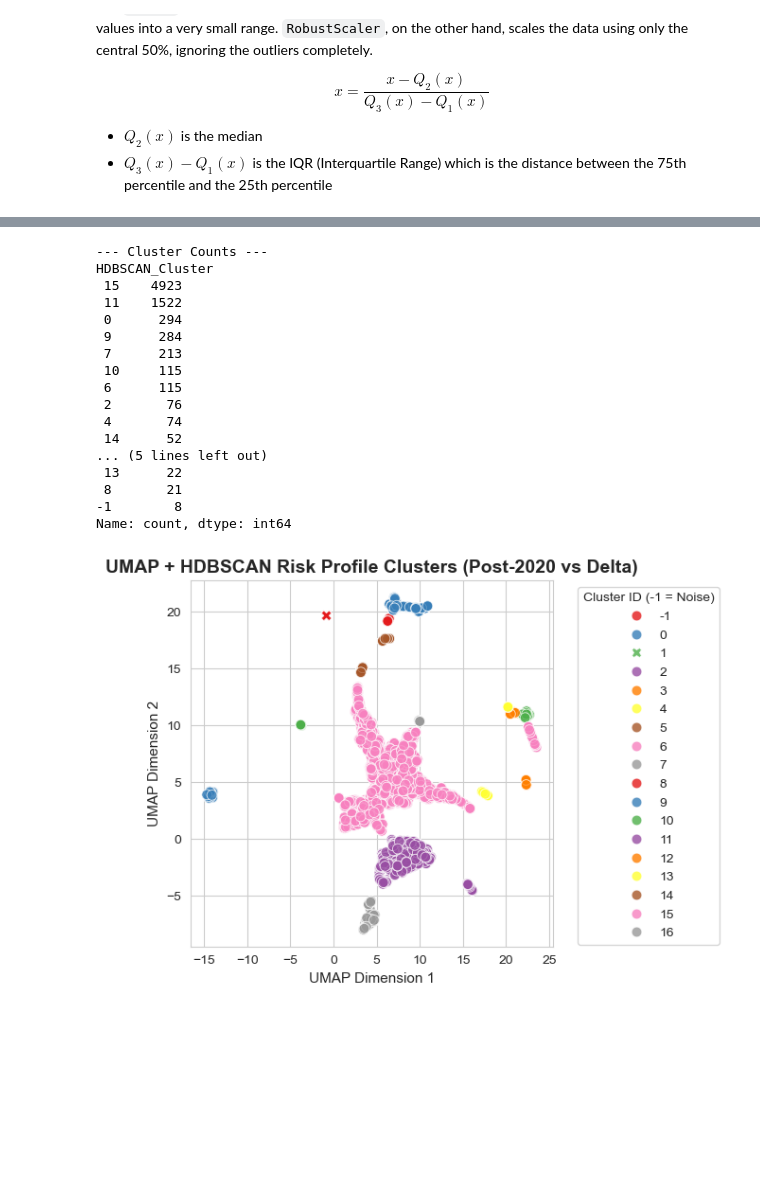
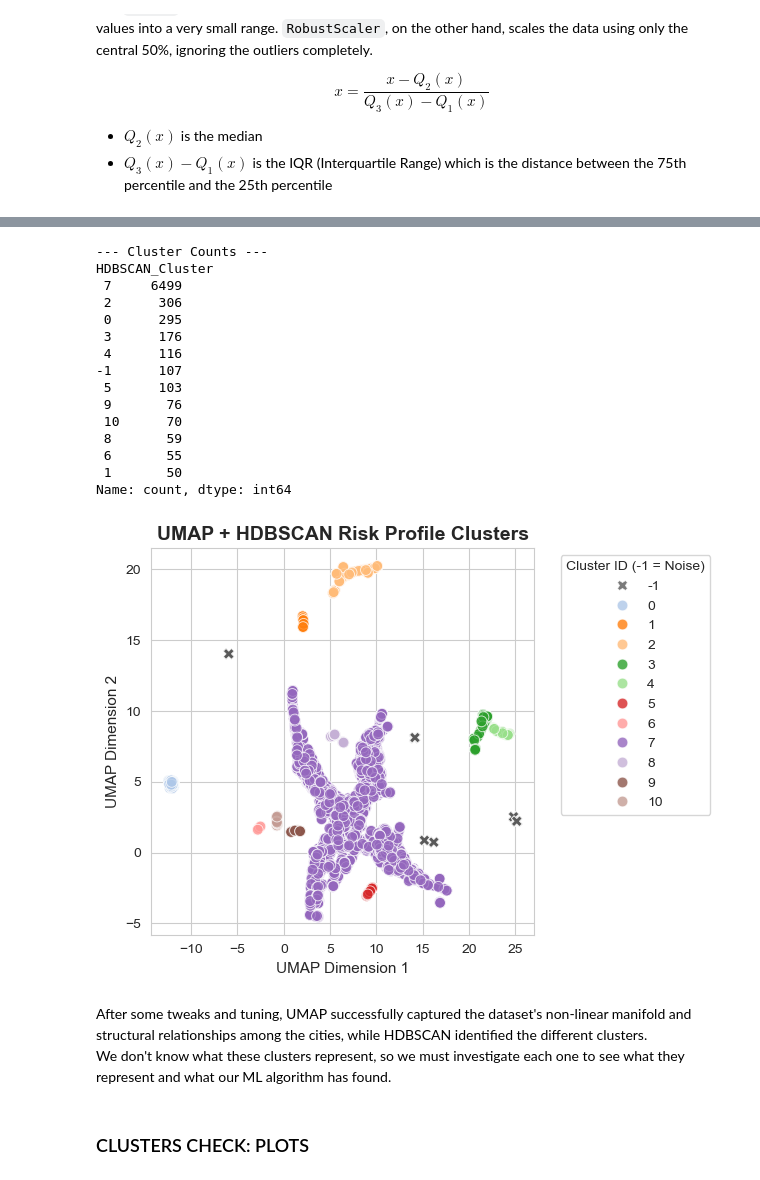
Before and after one commit to marcoboscato/ISTAT_traffic_analysis, a Jupyter notebook: analysis.ipynb, the cells around one changed output, grey strips where cells are left out. Cells and saved outputs as stored; diff of their text form; code cells hidden in the pictures; blank space fills up the shorter version.

Commit message:
First Cluster analysis and division

```diff
--- a/analysis.ipynb
+++ b/analysis.ipynb
@@ -506,7 +511,7 @@ To do that, we will perform a similar calculation to the one we did for the tota
 # %%
 def time_span_df(df, year1, year2):
 
-    df_group = df[(df['Year'] >= year1) & (df['Year'] <= year2)].groupby(['City', 'Province', 'Region']).agg(
+    df_group = df[(df['Year'] >= year1) & (df['Year'] <= year2)].groupby(['City_ID', 'City', 'Province', 'Region']).agg(
                                                                                                 Sum_Residents=('Residents', 'sum'),
                                                                                                 Mean_Area_km2=('Area (km2)', 'mean'),
                                                                                                 Total_Collisions=('Collisions', 'sum'),
@@ -540,7 +545,8 @@ As we can see from the previous information, more cities were registered in the
 df_comparison = pd.merge(
     df_2021_2024,
     df_2016_2019,
-    on=['Region', 'Province', 'City'],
+    #on=['Region', 'Province', 'City'],
+    on='City_ID',
     how='inner',
     suffixes=('_post2020', '_pre2020'),
 )
@@ -610,10 +616,10 @@ $$
 - $Q_2(x)$ is the median
 - $Q_3(x) - Q_1(x)$ is the IQR (Interquartile Range) which is the distance between the 75th percentile and the 25th percentile
 # %%
-feature_ml = ['Severity_index_post2020', 'Fatality_Rate_post2020', 'Per_Capita_Accidents_Rate_post2020', 'Collision_Density_post2020', 'Delta_Severity_index', 'Delta_Fatality_Rate', 'Delta_Per_Capita_Accidents_Rate', 'Delta_Collision_Density']
+features_ml = ['Severity_index_post2020', 'Fatality_Rate_post2020', 'Per_Capita_Accidents_Rate_post2020', 'Collision_Density_post2020', 'Delta_Severity_index', 'Delta_Fatality_Rate', 'Delta_Per_Capita_Accidents_Rate', 'Delta_Collision_Density']
 
 # Prepare dataset (in ML X is referred as training data)
-X_data = df_comparison[feature_ml].copy()
+X_data = df_comparison[features_ml].copy()
 
 # Scale features
 scaler = RobustScaler()
@@ -626,6 +632,8 @@ reducer = umap.UMAP(
     min_dist=0.0,  # Minimum distance between embedded points
     random_state=42,  # Ensures reproducible results
 )
+#reducer = umap.UMAP(random_state=42)
+#reducer = umap.UMAP(metric='cosine', random_state=42, low_memory=True)
 X_embedded = reducer.fit_transform(X_scaled)
 
 
@@ -640,7 +648,7 @@ sns.scatterplot(data=df_comparison, x='UMAP_1', y='UMAP_2')
 # %%
 # HDBSCAN
 clusterer = HDBSCAN(
-    min_cluster_size=20,  # Minimum number of cities to form a cluster
+    min_cluster_size=50,  # Minimum number of cities to form a cluster
     min_samples=5,  # Higher values increase noise tolerance
     cluster_selection_epsilon=0.5,
     cluster_selection_method='leaf',
@@ -655,44 +663,63 @@ print(df_comparison['HDBSCAN_Cluster'].value_counts())
 # %% [output]
 --- Cluster Counts ---
 HDBSCAN_Cluster
- 15    4923
- 11    1522
- 0      294
- 9      284
- 7      213
- 10     115
- 6      115
- 2       76
- 4       74
- 14      52
-... (5 lines left out)
- 13      22
- 8       21
--1        8
+ 7     6499
+ 2      306
+ 0      295
+ 3      176
+ 4      116
+-1      107
+ 5      103
+ 9       76
+ 10      70
+ 8       59
+ 6       55
+ 1       50
 Name: count, dtype: int64
 # %%
 # Scatter plot of UMAP coordinates colored by HDBSCAN clusters
+
+unique_clusters = sorted(df_comparison['HDBSCAN_Cluster'].unique())
+
+# Generate 20 distinct colors using 'tab20'
+tab20_colors = sns.color_palette("tab20", n_colors=len(unique_clusters))
+color_dict = {
+    cluster: color for cluster, color in zip(unique_clusters, tab20_colors)
+}
+color_dict[-1] = (0.35, 0.35, 0.35)  # Dark Gray for Noise
+
+# 3. Map markers: 'X' for Noise (-1), 'o' for all real clusters
+marker_dict = {
+    cluster: 'X' if cluster == -1 else 'o' for cluster in unique_clusters
+}
+
 scatter = sns.scatterplot(
     data=df_comparison,
     x='UMAP_1',
     y='UMAP_2',
     hue='HDBSCAN_Cluster',
-    palette='Set1',
-    style=(df_comparison['HDBSCAN_Cluster'] == -1),  # Distinguish noise
+    palette=color_dict,
+    style='HDBSCAN_Cluster',    # Distinguish noise
+    markers=marker_dict,        # Noise -> X, Normal -> o
     s=60,
     alpha=0.8,
 )
 
 plt.title(
-    'UMAP + HDBSCAN Risk Profile Clusters (Post-2020 vs Delta)',
+    'UMAP + HDBSCAN Risk Profile Clusters',
     fontsize=14,
     fontweight='bold',
 )
 plt.xlabel('UMAP Dimension 1', fontsize=11)
 plt.ylabel('UMAP Dimension 2', fontsize=11)
 plt.legend(title='Cluster ID (-1 = Noise)', bbox_to_anchor=(1.05, 1), loc='upper left')
 
 plt.tight_layout()
 plt.show()
 # %% [output]
-[figure, old version]
+[figure, new version]
+# %% [markdown]
+After some tweaks and tuning, UMAP successfully captured the dataset's non-linear manifold and structural relationships among the cities, while HDBSCAN identified the different clusters.
+We don't know what these clusters represent, so we must investigate each one to see what they represent and what our ML algorithm has found.
+# %% [markdown]
+### CLUSTERS CHECK: PLOTS
```
Also changed, not shown: parts of 34 cells of this notebook.
